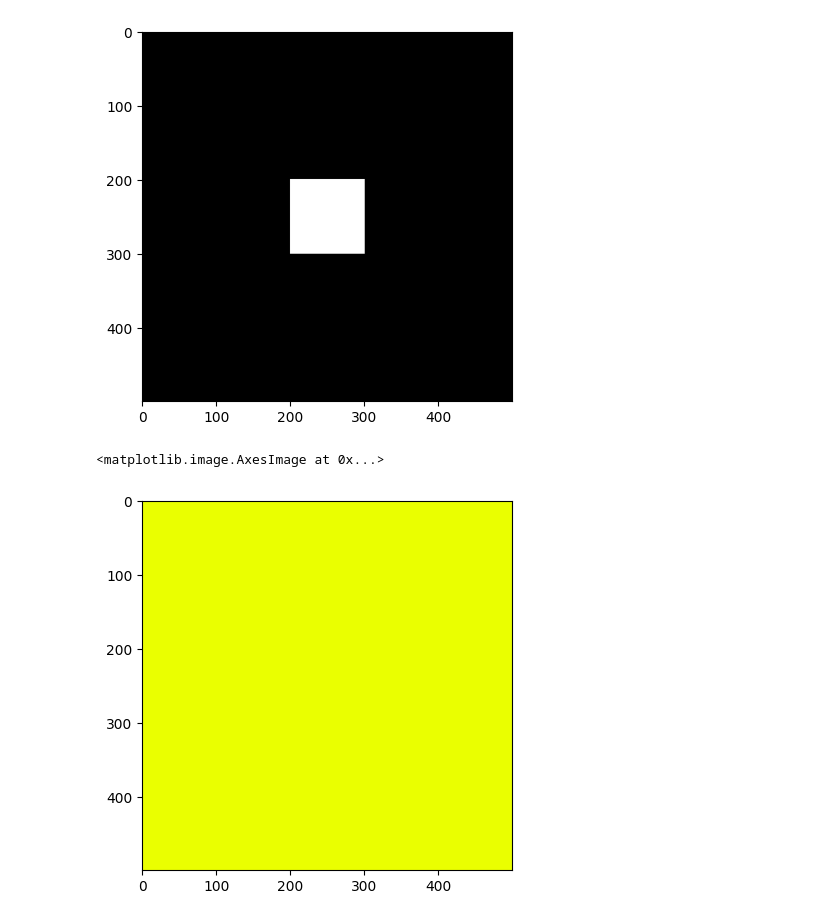
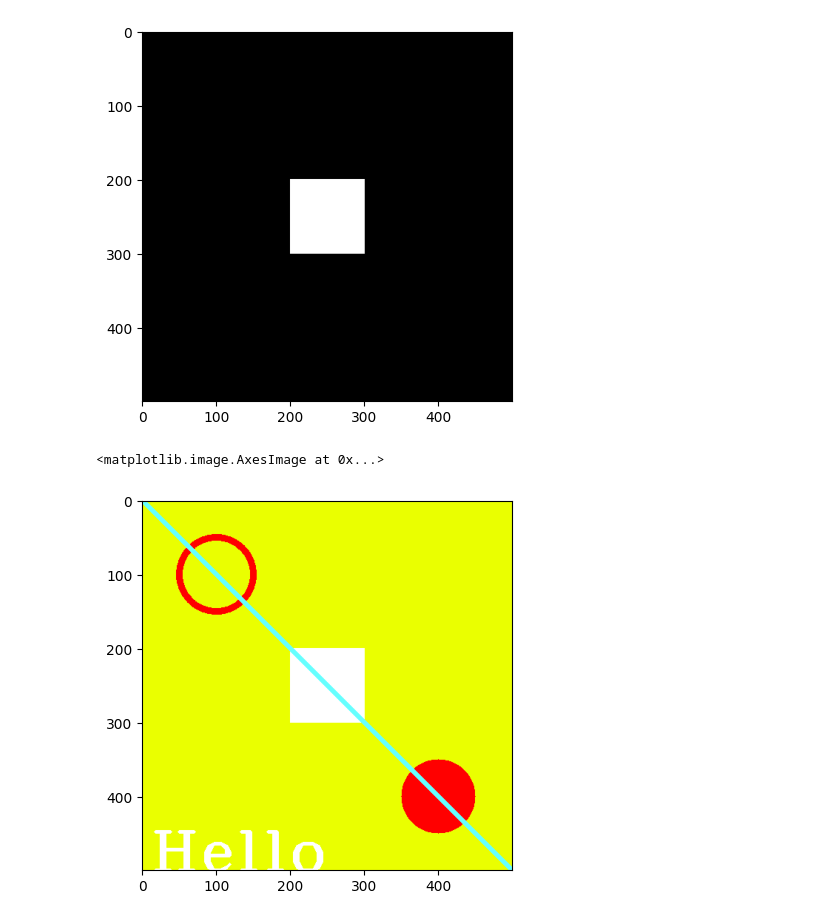
Before and after one commit to andreainzaghi/Pytorch-computer-vision-OPENCV, a Jupyter notebook: basicImages.ipynb, the cells around one changed output. Cells and saved outputs as stored; diff of their text form; code cells hidden in the pictures.

```diff
--- a/basicImages.ipynb
+++ b/basicImages.ipynb
@@ -182,10 +183,18 @@ plt.imshow(img)
 # %% [output]
 <matplotlib.image.AxesImage at 0x...>
 [figure]
-# %%
-green_img= np.zeros(shape=(500,500,3),dtype=np.int16)
-green_img[:]=[234,255,0]
-plt.imshow(green_img)
-# %% [output]
-<matplotlib.image.AxesImage at 0x...>
-[figure, removed]
+# %%
+green_img= np.zeros(shape=(500,500,3),dtype=np.int16)
+green_img[:]=[234,255,0]
+plt.imshow(green_img)
+#disegna sull green_img un disegno complesso
+cv2.rectangle(green_img,pt1=(200,200),pt2=(300,300),color=(255,255,255),thickness=-1)
+cv2.circle(green_img,center=(100,100),radius=50,color=(255,0,0),thickness=8)
+cv2.circle(green_img,center=(400,400),radius=50,color=(255,0,0),thickness=-1)
+cv2.line(green_img,pt1=(0,0),pt2=(512,512),color=(102,255,255),thickness=5)
+font=cv2.FONT_HERSHEY_COMPLEX_SMALL
+cv2.putText(green_img,text='Hello',org=(10,500),fontFace=font,fontScale=4,color=(255,255,255),thickness=3,lineType=cv2.LINE_AA)
+plt.imshow(green_img)
+# %% [output]
+<matplotlib.image.AxesImage at 0x...>
+[figure, added]
```
Also changed, not shown: parts of 2 cells of this notebook, 1 other file.
